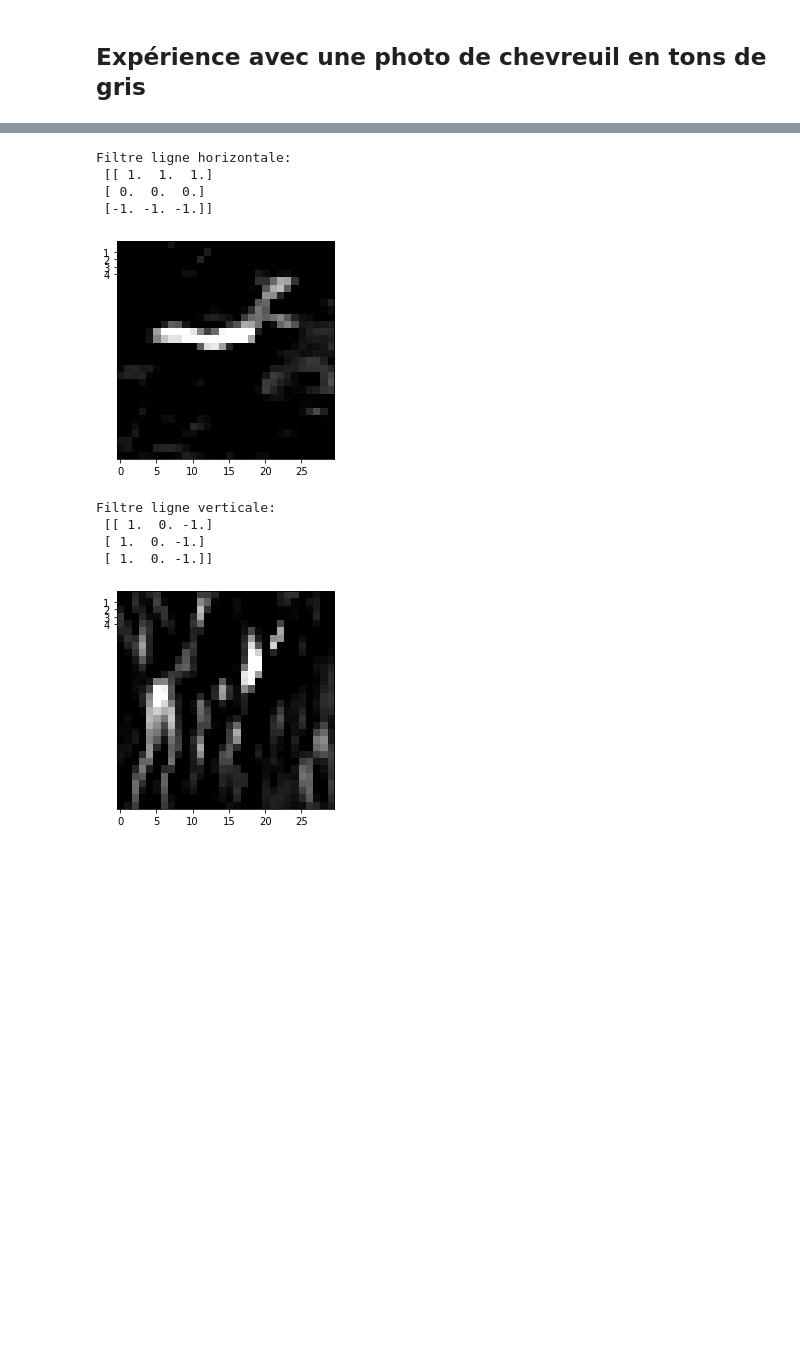
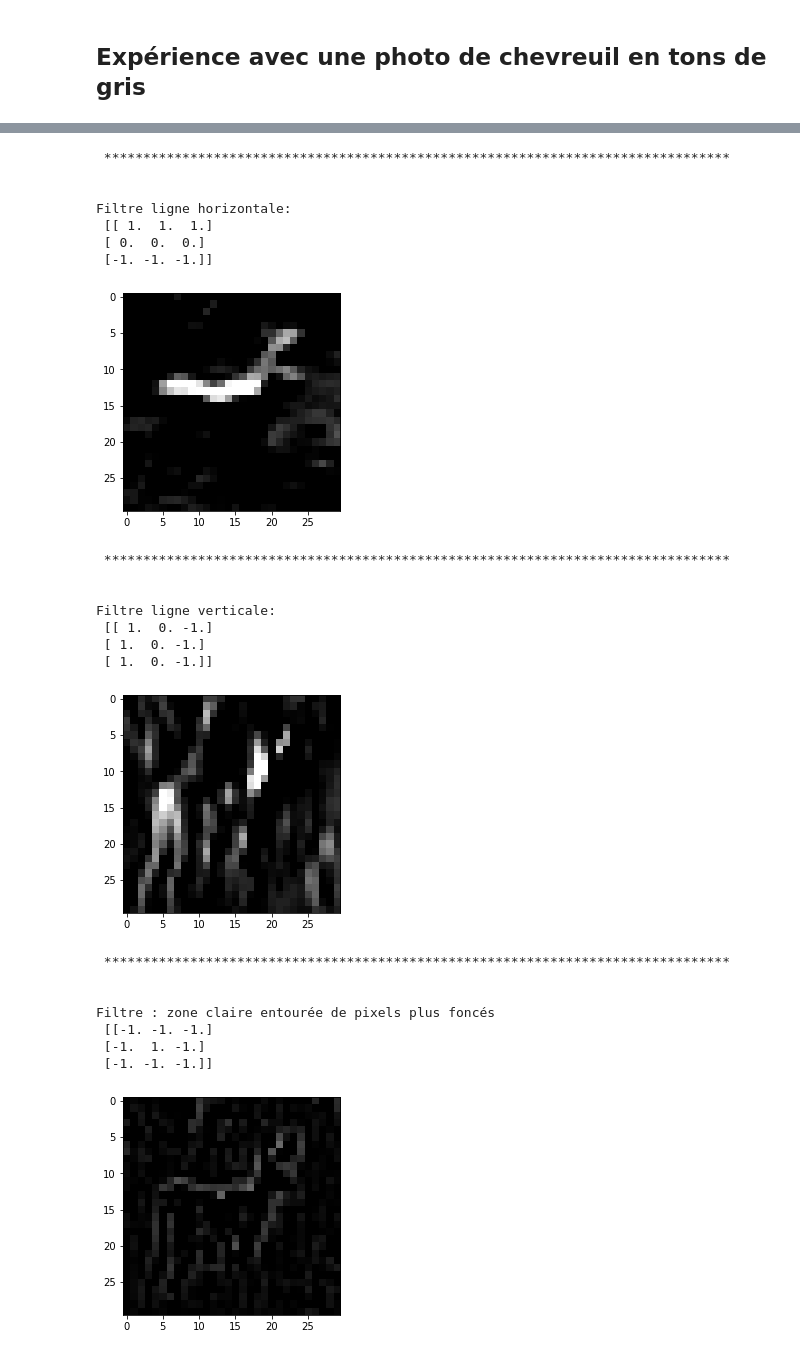
Before and after one commit to ClaudeCoulombe/VIARENA, a Jupyter notebook: Labos/Lab-Convolution/Petites_experiences_avec_la_convolution.ipynb, the cells around one changed output, grey strips where cells are left out. Drawn from its saved outputs; the diff is of its cells as text; code cells hidden in the pictures; blank space fills up the shorter version.

Commit message:
Ajout filtre contour

```diff
--- a/Labos/Lab-Convolution/Petites_experiences_avec_la_convolution.ipynb
+++ b/Labos/Lab-Convolution/Petites_experiences_avec_la_convolution.ipynb
@@ -200,39 +200,51 @@ Résultat convolution:
 ## Expérience avec une photo de chevreuil en tons de gris
 # %%
 chemin_data = "https://cours.edulib.org/asset-v1:Cegep-Matane+VAERN.1FR+P2021+type@asset+block@"
+
+print("\n","*"*80,"\n")
+
+# Image source
 image = plt.imread(chemin_data+"Chevreuil-0621_rouge-blanc_noir.png")
 print("image.shape:",image.shape)
 
 plt.imshow(image,cmap=plt.get_cmap('gray'),vmin=0,vmax=1)
 plt.show()
 
+print("\n","*"*80,"\n")
 # Filtre ligne horizontale
 filtre = np.array([[ +1.0, +1.0, +1.0],
                    [ +0.0, +0.0, +0.0],
                    [ -1.0, -1.0, -1.0]])
-
-print("Filtre ligne horizontale:\n",filtre)
+print("\nFiltre ligne horizontale:\n",filtre)
 
 resultat_convolution = convolution(image,filtre)
-# print("\nRésultat convolution:\n",resultat_convolution)
 
-yint = range(1, 5)
-plt.yticks(yint)
 plt.imshow(resultat_convolution,cmap=plt.get_cmap('gray'),vmin=0,vmax=1)
 plt.show()
 
+print("\n","*"*80,"\n")
 # Filtre ligne verticale
 filtre = np.array([[ +1.0, +0.0, -1.0],
                    [ +1.0, +0.0, -1.0],
                    [ +1.0, +0.0, -1.0]])
-
-print("Filtre ligne verticale:\n",filtre)
+print("\nFiltre ligne verticale:\n",filtre)
 
 resultat_convolution = convolution(image,filtre)
-# print("\nRésultat convolution:\n",resultat_convolution)
 
-yint = range(1, 5)
-plt.yticks(yint)
 plt.imshow(resultat_convolution,cmap=plt.get_cmap('gray'),vmin=0,vmax=1)
 plt.show()
+
+print("\n","*"*80,"\n")
+# Filtre : zone claire entourée de pixels plus foncés
+filtre = np.array([[-1.0, -1.0, -1.0],
+                   [-1.0, +1.0, -1.0],
+                   [-1.0, -1.0, -1.0]])
+print("\nFiltre : zone claire entourée de pixels plus foncés\n",filtre)
+
+resultat_convolution = convolution(image,filtre)
+
+plt.imshow(resultat_convolution,cmap=plt.get_cmap('gray'),vmin=0,vmax=1)
+plt.show()
+
+print("\n","*"*80,"\n")
 # %% [output]
@@ -239,12 +253,26 @@ plt.show()
 image.shape: (32, 32)
 [figure]
+ ********************************************************************************
+
+
 Filtre ligne horizontale:
  [[ 1.  1.  1.]
  [ 0.  0.  0.]
  [-1. -1. -1.]]
-[figure, old version]
+[figure, new version]
+ ********************************************************************************
+
+
 Filtre ligne verticale:
  [[ 1.  0. -1.]
  [ 1.  0. -1.]
  [ 1.  0. -1.]]
-[figure, old version]
+[figure, new version]
+ ********************************************************************************
+
+
+Filtre : zone claire entourée de pixels plus foncés
+ [[-1. -1. -1.]
+ [-1.  1. -1.]
+ [-1. -1. -1.]]
+[figure, added]
```
Also changed, not shown: parts of 14 cells of this notebook.
